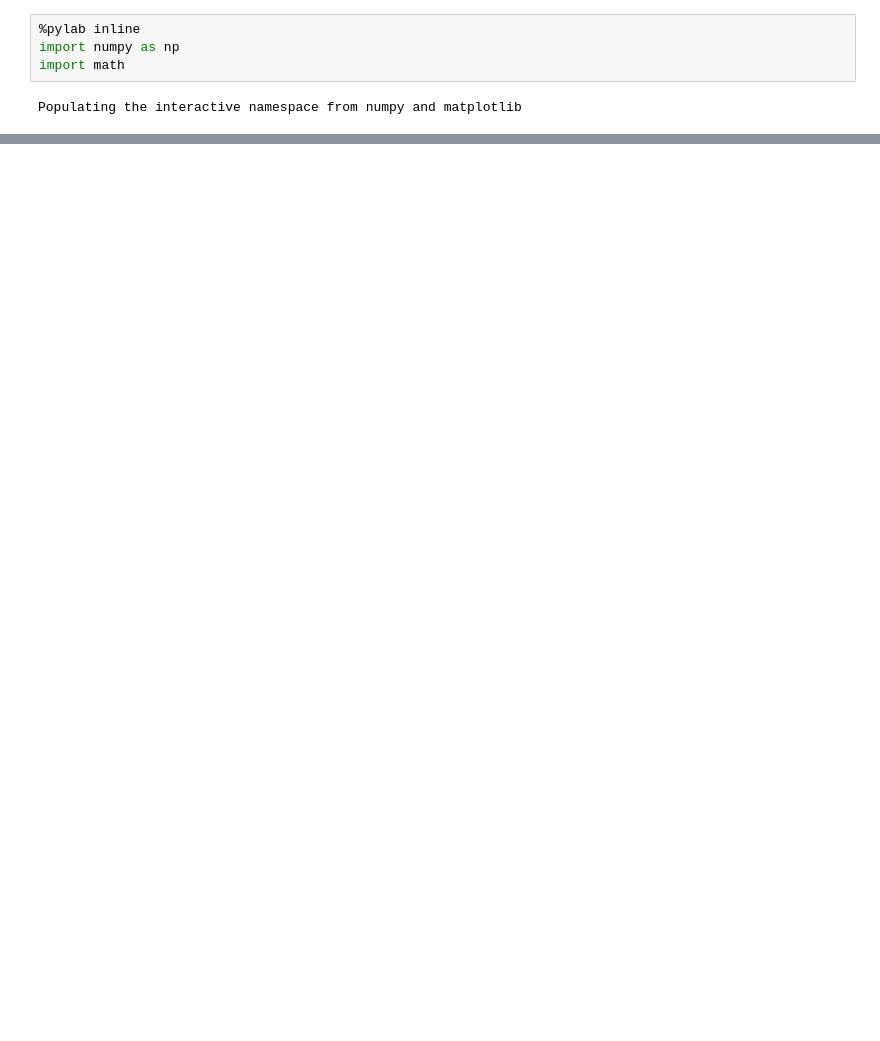
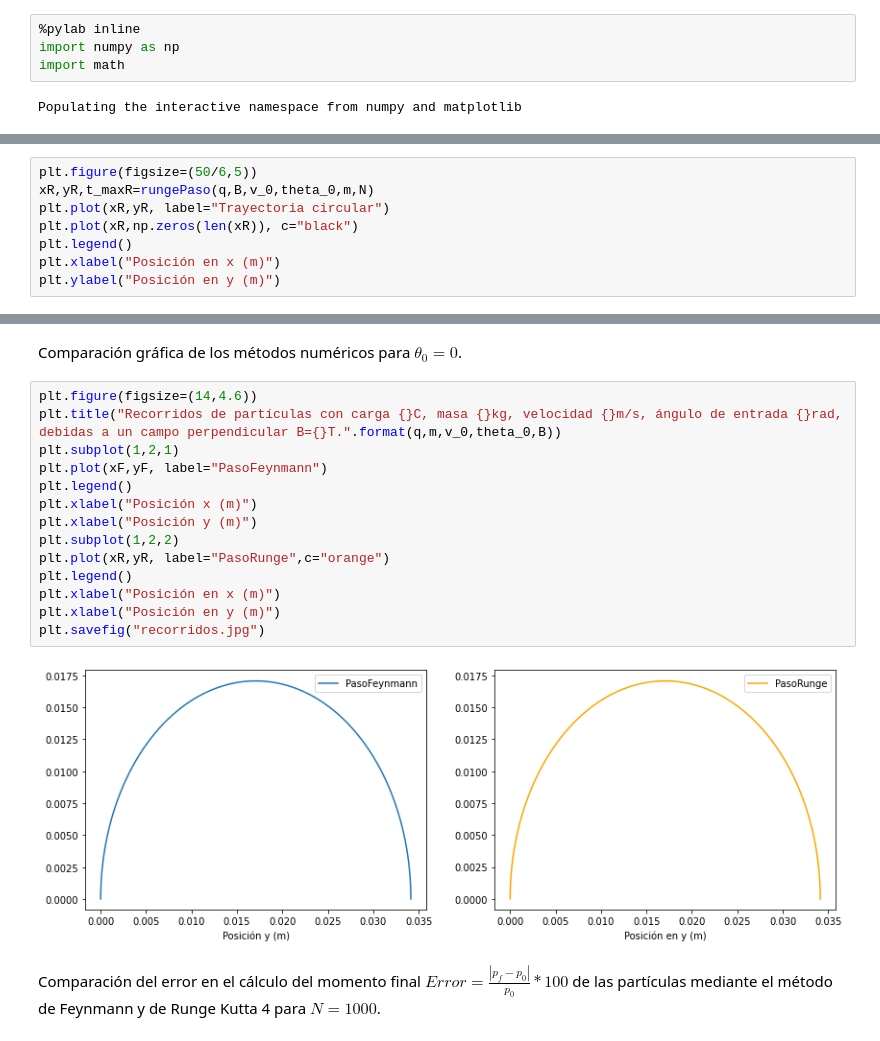
Before and after one commit to SantiagoBeltran/Trabajo_1_Aceleradores, a Jupyter notebook: TrayectoriaParticulas.ipynb, the cells around one changed output, grey strips where cells are left out. Cells and saved outputs as stored; diff of their text form; blank space fills up the shorter version.

```diff
--- a/TrayectoriaParticulas.ipynb
+++ b/TrayectoriaParticulas.ipynb
@@ -176,0 +156,8 @@ Y máximos  1.214306433183765e-17 -5.583607271959988e-07 -6.868718249667334e-07
+# %%
+plt.figure(figsize=(50/6,5))
+xR,yR,t_maxR=rungePaso(q,B,v_0,theta_0,m,N)
+plt.plot(xR,yR, label="Trayectoria circular")
+plt.plot(xR,np.zeros(len(xR)), c="black")
+plt.legend()
+plt.xlabel("Posición en x (m)")
+plt.ylabel("Posición en y (m)")
@@ -176,0 +184,20 @@ Y máximos  1.214306433183765e-17 -5.583607271959988e-07 -6.868718249667334e-07
+# %% [markdown]
+Comparación gráfica de los métodos numéricos para $\theta_0=0$.
+# %%
+plt.figure(figsize=(14,4.6))
+plt.title("Recorridos de partículas con carga {}C, masa {}kg, velocidad {}m/s, ángulo de entrada {}rad, debidas a un campo perpendicular B={}T.".format(q,m,v_0,theta_0,B))
+plt.subplot(1,2,1)
+plt.plot(xF,yF, label="PasoFeynmann")
+plt.legend()
+plt.xlabel("Posición x (m)")
+plt.xlabel("Posición y (m)")
+plt.subplot(1,2,2)
+plt.plot(xR,yR, label="PasoRunge",c="orange")
+plt.legend()
+plt.xlabel("Posición en x (m)")
+plt.xlabel("Posición en y (m)")
+plt.savefig("recorridos.jpg")
+# %% [output]
+[figure, added]
+# %% [markdown]
+Comparación del error en el cálculo del momento final $Error=\frac{|p_f-p_0|}{p_0}*100%$ de las partículas mediante el método de Feynmann y de Runge Kutta 4 para $N=1000$.
```
Also changed, not shown: parts of 62 cells of this notebook, 5 other files.
